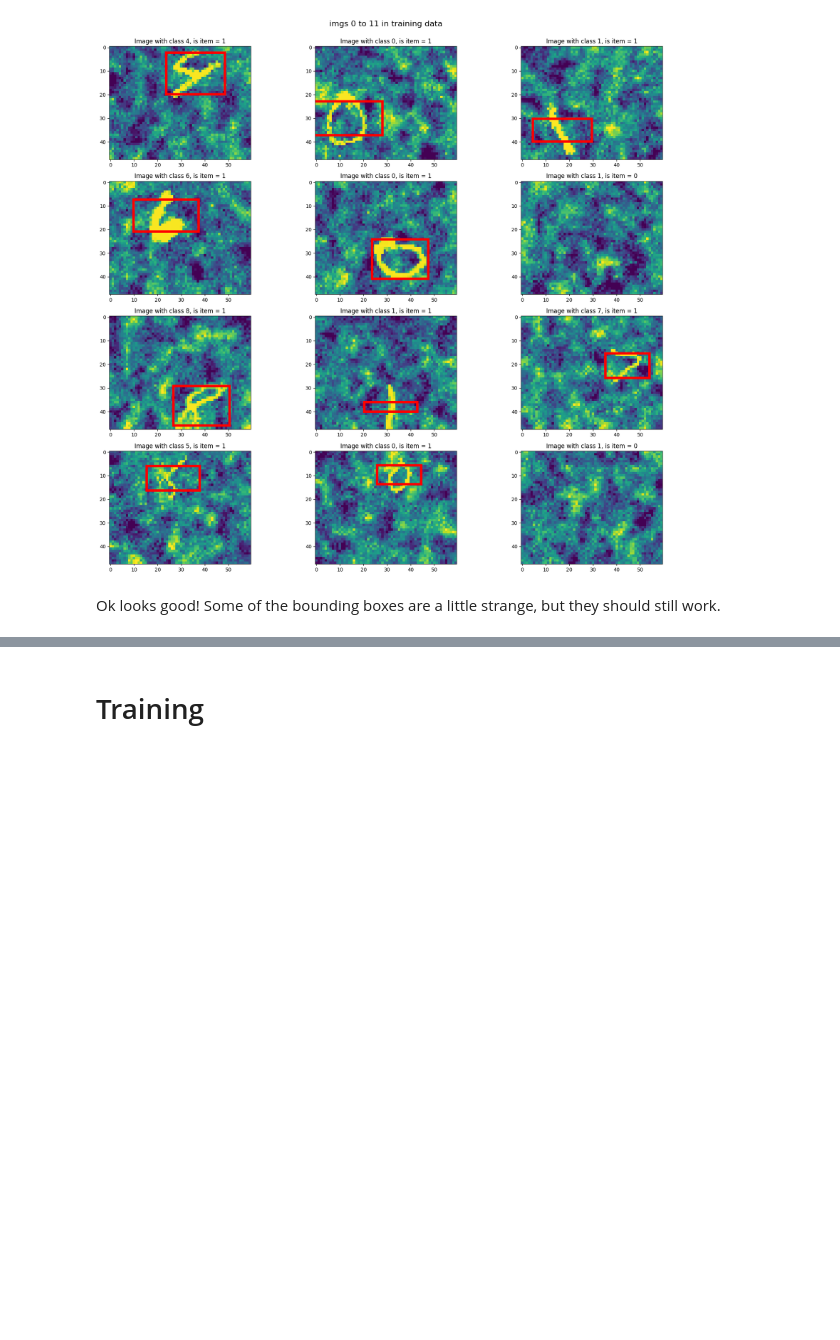
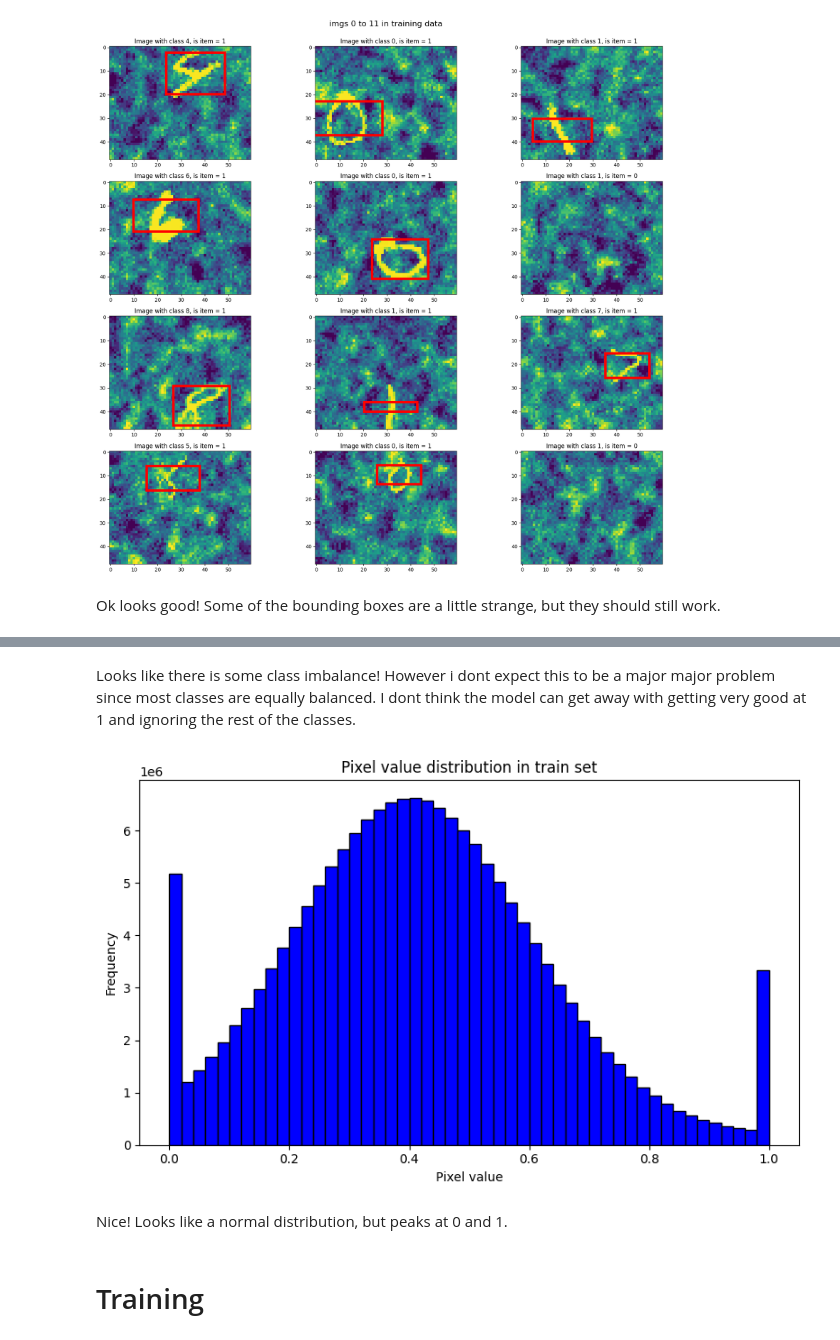
Before and after one commit to Freskoko/inf265_projects, a Jupyter notebook: assignments/src/project_2/Object_detection_template.ipynb, the cells around one changed output, grey strips where cells are left out. Saved outputs shown, nothing was run; the diff lists cells and outputs as text; code cells hidden in the pictures; blank space fills up the shorter version.

```diff
--- a/assignments/src/project_2/Object_detection_template.ipynb
+++ b/assignments/src/project_2/Object_detection_template.ipynb
@@ -250,3 +277,21 @@ Ok looks good! Some of the bounding boxes are a little strange, but they should
+# %% [markdown]
+Looks like there is some class imbalance! However i dont expect this to be a major major problem since most classes are equally balanced. I dont think the model can get away with getting very good at 1 and ignoring the rest of the classes.
+# %%
+
+all_pixels = torch.cat([img_tensor[0].view(-1) for img_tensor in dataset_train])
+
+plt.figure(figsize=(8,5))
+plt.hist(all_pixels.numpy(), bins=50, color='blue', edgecolor='black')
+plt.xlabel("Pixel value")
+plt.ylabel("Frequency")
+plt.title("Pixel value distribution in train set")
+plt.tight_layout()
+plt.savefig(save_dir / "pixel_dist.png")
+plt.show()
+# %% [output]
+[figure, added]
+# %% [markdown]
+Nice! Looks like a normal distribution, but peaks at 0 and 1.
 # %% [markdown]
 # Training
 # %%
```
Also changed, not shown: parts of 17 cells of this notebook, 2 other files.
